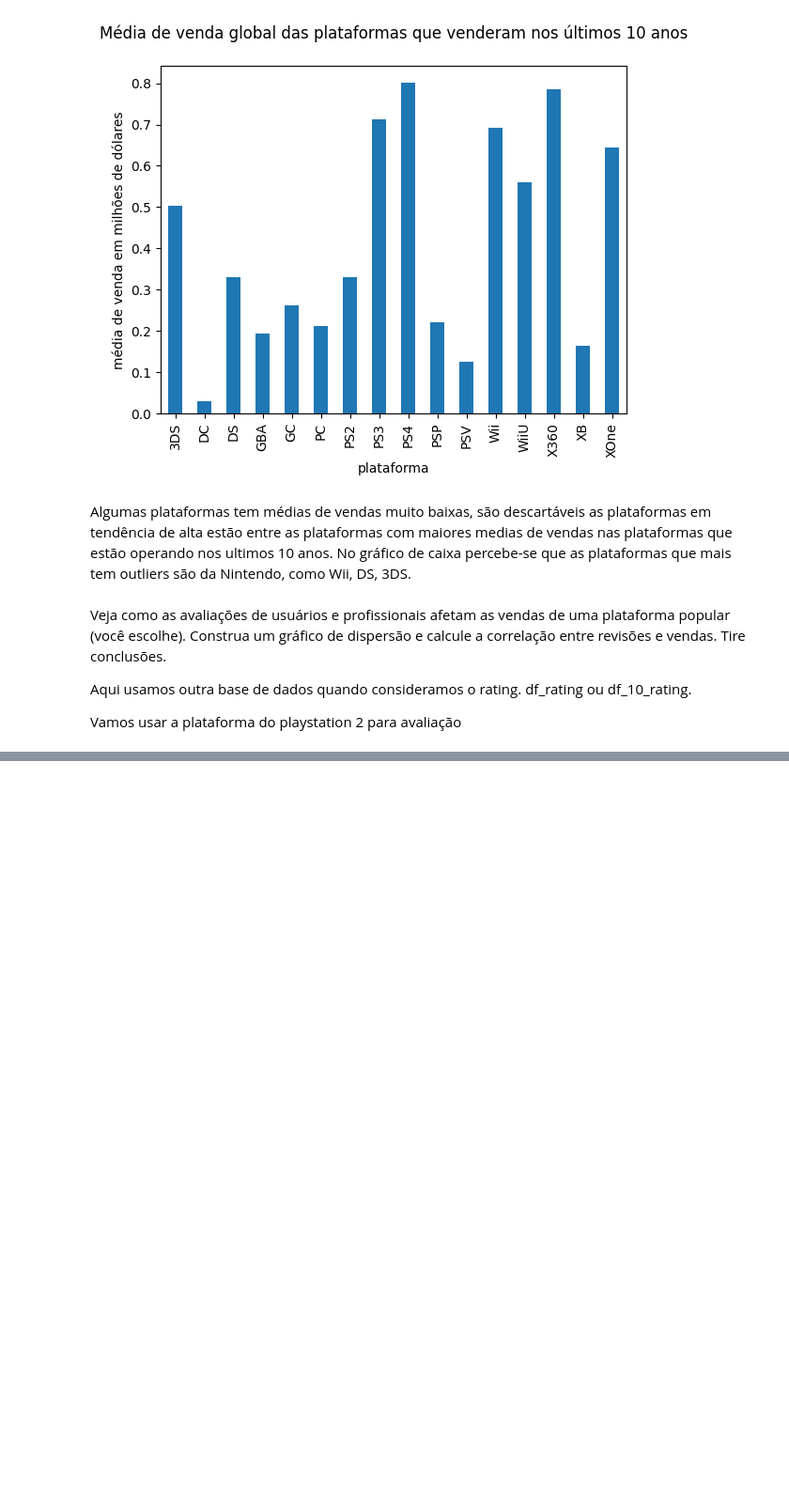
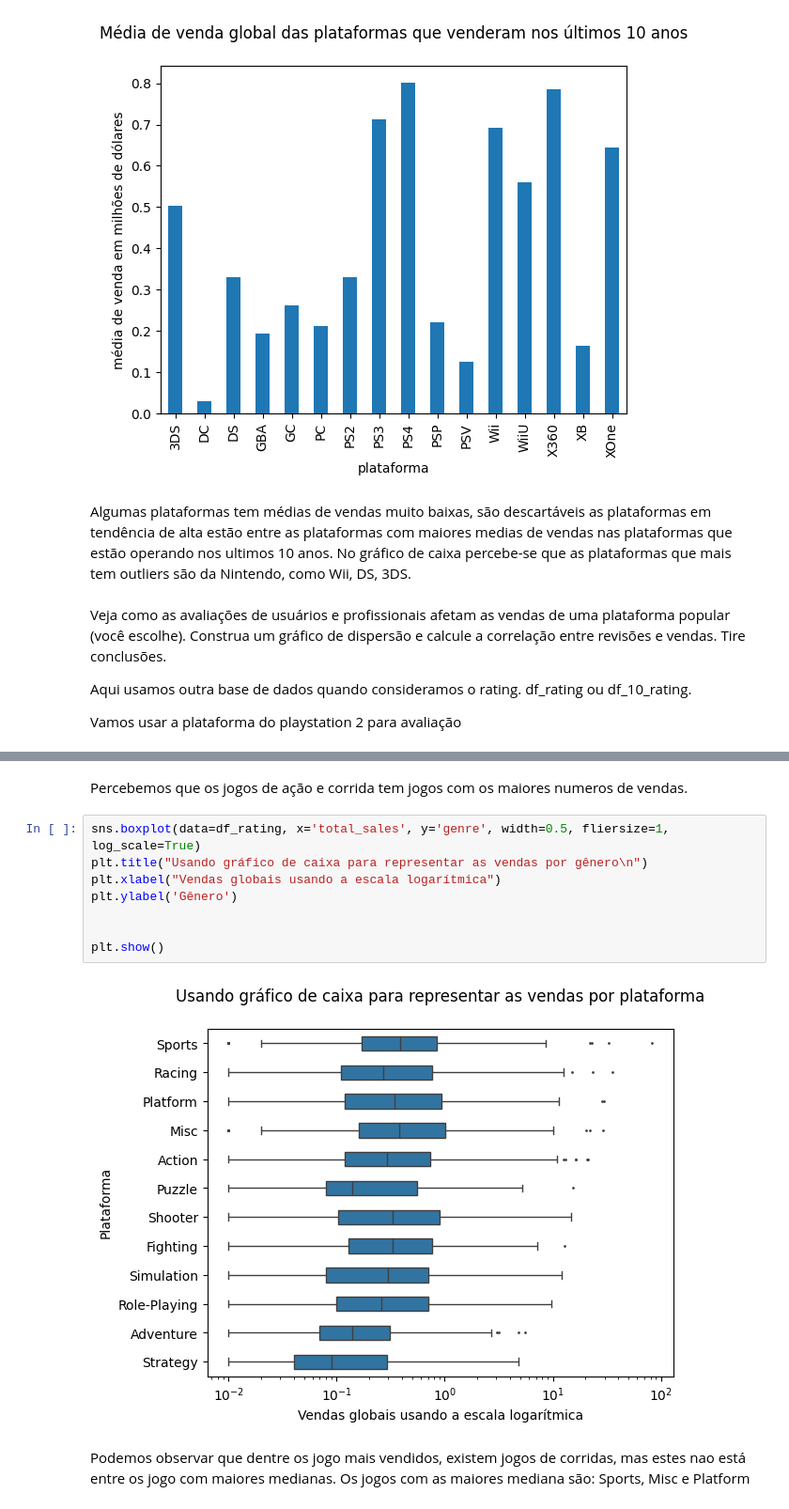
Before and after one commit to gustavoquareli/projeto-S_06, a Jupyter notebook: notebook/ver_dados.ipynb, the cells around one changed output, grey strips where cells are left out. Shown at 94% size. Saved outputs shown, nothing was run; the diff lists cells and outputs as text; blank space fills up the shorter version.

```diff
--- a/notebook/ver_dados.ipynb
+++ b/notebook/ver_dados.ipynb
@@ -515,0 +569,15 @@ play_2 = df_rating[df_rating['platform']=='PS2']
+# %% [markdown]
+Percebemos que os jogos de ação e corrida tem jogos com os maiores numeros de vendas.
+# %%
+sns.boxplot(data=df_rating, x='total_sales', y='genre', width=0.5, fliersize=1, log_scale=True)
+plt.title("Usando gráfico de caixa para representar as vendas por gênero\n")
+plt.xlabel("Vendas globais usando a escala logarítmica")
+plt.ylabel('Gênero')
+
+
+plt.show()
+# %% [output]
+[figure, added]
+# %% [markdown]
+Podemos observar que dentre os jogo mais vendidos, existem jogos de corridas, mas estes nao está entre os jogo com maiores medianas.
+Os jogos com as maiores mediana são: Sports, Misc e Platform
```
Also changed, not shown: parts of 9 cells of this notebook.
